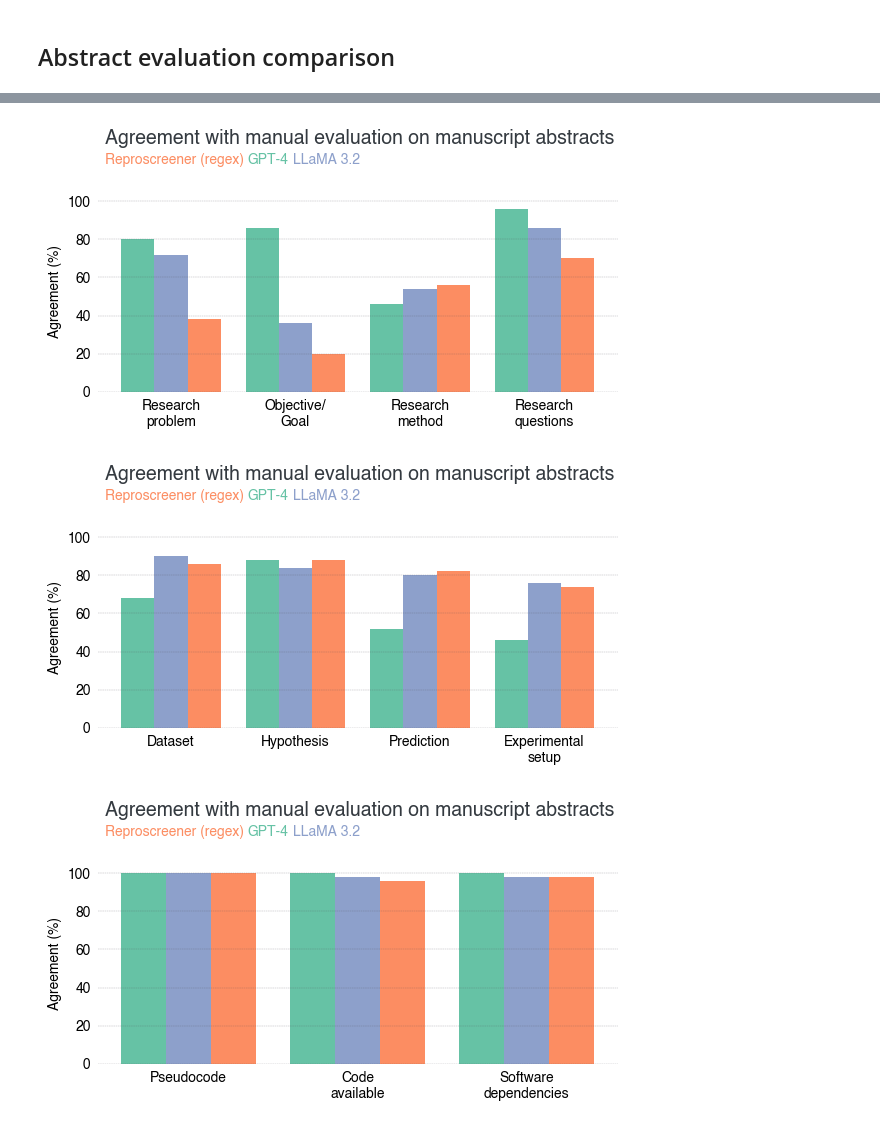
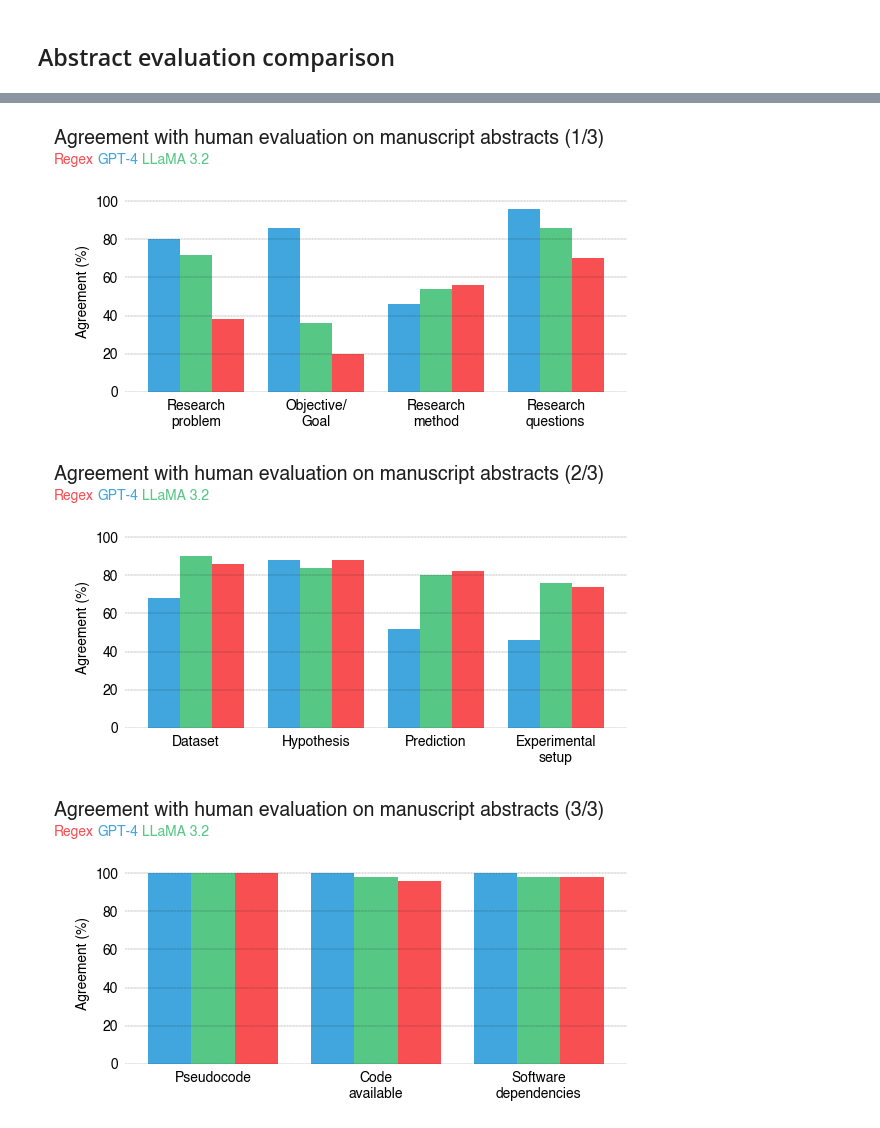
Before and after one commit to Machine-Learning-Pipelines/reproscreener, a Jupyter notebook: docs/manual_evaluation_explorer.ipynb, the cells around one changed output, grey strips where cells are left out. Drawn from its saved outputs; the diff is of its cells as text; code cells hidden in the pictures.

Commit message:
fonts & colors

```diff
--- a/docs/manual_evaluation_explorer.ipynb
+++ b/docs/manual_evaluation_explorer.ipynb
@@ -68,7 +68,7 @@ plt.rcParams['font.sans-serif'] = ['Helvetica','IBM Plex Sans', 'Inter', 'Fira S
 # plt.rcParams['font.weight'] = 'medium'
 # plt.rcParams['font.size'] = 12
 # color to #343A40
-plt.rcParams['text.color'] = '#343A40'
+plt.rcParams['text.color'] = '#1E1E1E'
 # plt.rcParams['font.sans-serif'] = prop.get_name()
 thesis_figures_dir = "../../USCthesis/figures/"
 current_figures_dir = "../reports/figures/"
@@ -409,7 +410,7 @@ abstract_results_gpt4_df.gpt_manual_agreement
 abstract_results_llama32_df.llama32_manual_agreement
 
 merged_agreement_results = pd.DataFrame({
-    'Reproscreener (regex)': abstract_results_regex_df['regex_manual_agreement'],
+    'Regex': abstract_results_regex_df['regex_manual_agreement'],
     'GPT-4': abstract_results_gpt4_df['gpt_manual_agreement'],
     'LLaMA 3.2': abstract_results_llama32_df['llama32_manual_agreement']
 })
@@ -435,12 +459,12 @@ def plot_agreement_by_metric_mpl(metrics_display_map, metric_order):
     df_sorted = merged_agreement_results_melt.sort_values(["Metric","Method"])
     methods = df_sorted["Method"].unique()
     colors = {
-        "Reproscreener (regex)": "#fc8d62",
-        "GPT-4": "#66c2a5",
-        "LLaMA 3.2": "#8da0cb"
-        # "Reproscreener (regex)": "#E31B23",
-        # "GPT-4": "#005CAB",
-        # "LLaMA 3.2": "#FFC325"
+        "Regex": "#F84F52",
+        "GPT-4": "#40A6DD",
+        "LLaMA 3.2": "#57C785"
+        # "Reproscreener (regex)": "#FBA4A6",
+        # "GPT-4": "#B0DAF1",
+        # "LLaMA 3.2": "#8FDAAE"
     }
 
     groups = [
@@ -456,38 +480,38 @@ def plot_agreement_by_metric_mpl(metrics_display_map, metric_order):
         fig, ax = plt.subplots(figsize=(6, 3))
         for i, m in enumerate(methods):
             sub = df_sorted[df_sorted["Method"] == m].set_index("Metric").reindex(group)
             ax.bar(x + i*width - (len(methods)-1)*width/2, sub["Agreement"].values, width, label=m, color=colors[m])
 
         ax.set_xticks(x)
         ax.set_xticklabels([ "\n".join(wrap(metrics_display_map[m], 12)) for m in group ])
         ax.set_ylim(0, 1.05)
         ax.set_yticks([0, 0.2, 0.4, 0.6, 0.8, 1.0])
         ax.set_yticklabels(['0', '20', '40', '60', '80', '100'])
         ax.set_ylabel('Agreement (%)')
-        ax.yaxis.grid(True, linestyle="--", linewidth=0.3, color="#534D56", alpha=0.5)
+        ax.yaxis.grid(True, linestyle="--", linewidth=0.2, color="#1E1E1E", alpha=1)
         ax.tick_params(axis="x", size=0, pad=5)
         ax.spines[["top", "right", "bottom", "left"]].set_visible(False)
         ax.tick_params(axis="y", size=0, pad=5)
 
-        fig.text(x=0.12, y=1, s="Agreement with manual evaluation on manuscript abstracts", size=14, fontweight="bold")
+        fig.text(x=0.02, y=1, s=f"Agreement with human evaluation on manuscript abstracts ({idx}/{len(groups)})", size=14, fontweight="bold")
         fig_text(
-            x=0.12,
+            x=0.02,
             y=0.97,
-            s="<Reproscreener (regex)> <GPT-4> <LLaMA 3.2>",
+            s="<Regex> <GPT-4> <LLaMA 3.2>",
             highlight_textprops=[
-                {"color": colors["Reproscreener (regex)"], "fontweight": "bold"},
+                {"color": colors["Regex"], "fontweight": "bold"},
                 {"color": colors["GPT-4"], "fontweight": "bold"},
                 {"color": colors["LLaMA 3.2"], "fontweight": "bold"},
             ],
 
         )
         plt.tight_layout()
         plt.savefig(current_figures_dir + f"agreements_on_abstracts_row{idx}.png", dpi=320, bbox_inches="tight")
         plt.savefig(thesis_figures_dir + f"agreements_on_abstracts_row{idx}.png", dpi=320, bbox_inches="tight")
         plt.show()
 
 plot_agreement_by_metric_mpl(metrics_display_map, metric_order)
 # %% [output]
-[figure, old version]
+[figure, new version]
-[figure, old version]
+[figure, new version]
-[figure, old version]
+[figure, new version]
```
Also changed, not shown: parts of 3 cells of this notebook, 4 other files.
